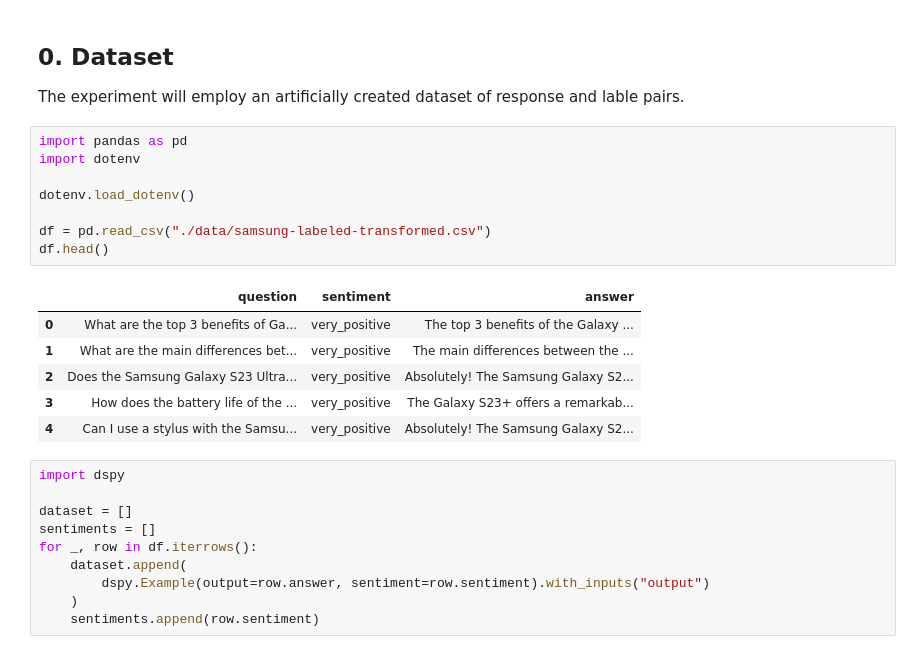
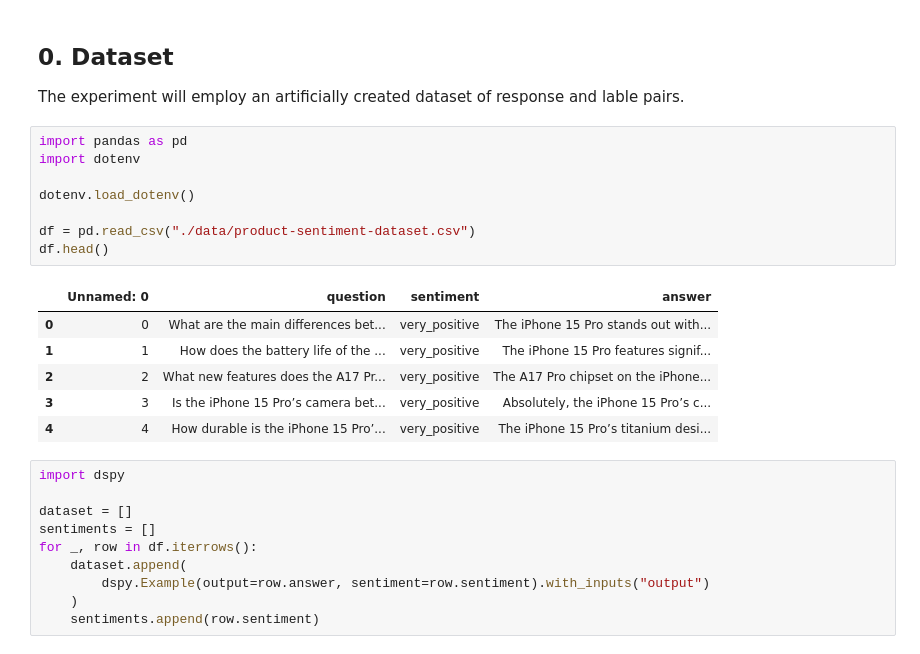
Before and after one commit to langwatch/langevals, a Jupyter notebook: notebooks/product_sentiment_polarity/product_sentiment_experiment_gpt-3.5-turbo.ipynb, the cells around one changed output. Drawn from its saved outputs; the diff is of its cells as text.

```diff
--- a/notebooks/product_sentiment_polarity/product_sentiment_experiment_gpt-3.5-turbo.ipynb
+++ b/notebooks/product_sentiment_polarity/product_sentiment_experiment_gpt-3.5-turbo.ipynb
@@ -12,18 +12,18 @@ The experiment will employ an artificially created dataset of response and lable
 # %%
 import pandas as pd
 import dotenv
 
 dotenv.load_dotenv()
 
-df = pd.read_csv("./data/samsung-labeled-transformed.csv")
+df = pd.read_csv("./data/product-sentiment-dataset.csv")
 df.head()
 # %% [output]
-|  | question | sentiment | answer |
-| 0 | What are the top 3 benefits of Ga... | very_positive | The top 3 benefits of the Galaxy ... |
-| 1 | What are the main differences bet... | very_positive | The main differences between the ... |
-| 2 | Does the Samsung Galaxy S23 Ultra... | very_positive | Absolutely! The Samsung Galaxy S2... |
-| 3 | How does the battery life of the ... | very_positive | The Galaxy S23+ offers a remarkab... |
-| 4 | Can I use a stylus with the Samsu... | very_positive | Absolutely! The Samsung Galaxy S2... |
+|  | Unnamed: 0 | question | sentiment | answer |
+| 0 | 0 | What are the main differences bet... | very_positive | The iPhone 15 Pro stands out with... |
+| 1 | 1 | How does the battery life of the ... | very_positive | The iPhone 15 Pro features signif... |
+| 2 | 2 | What new features does the A17 Pr... | very_positive | The A17 Pro chipset on the iPhone... |
+| 3 | 3 | Is the iPhone 15 Pro’s camera bet... | very_positive | Absolutely, the iPhone 15 Pro’s c... |
+| 4 | 4 | How durable is the iPhone 15 Pro’... | very_positive | The iPhone 15 Pro’s titanium desi... |
 # %%
 import dspy
 
```
Also changed, not shown: parts of 15 cells of this notebook, 1 other file.
